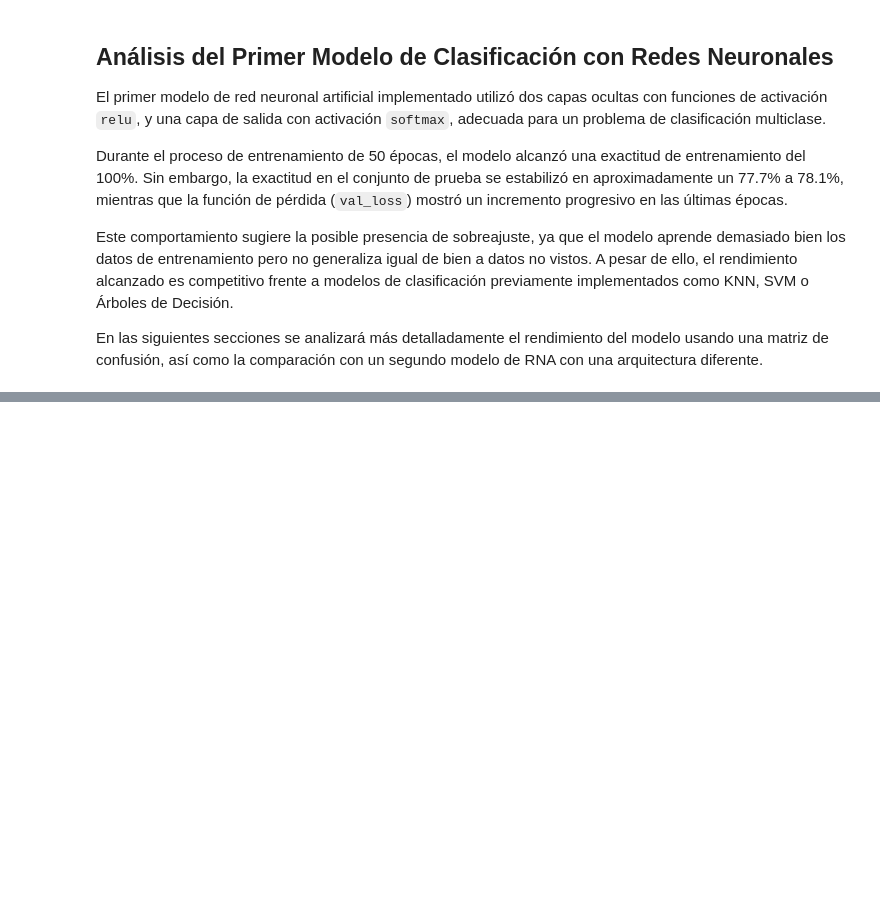
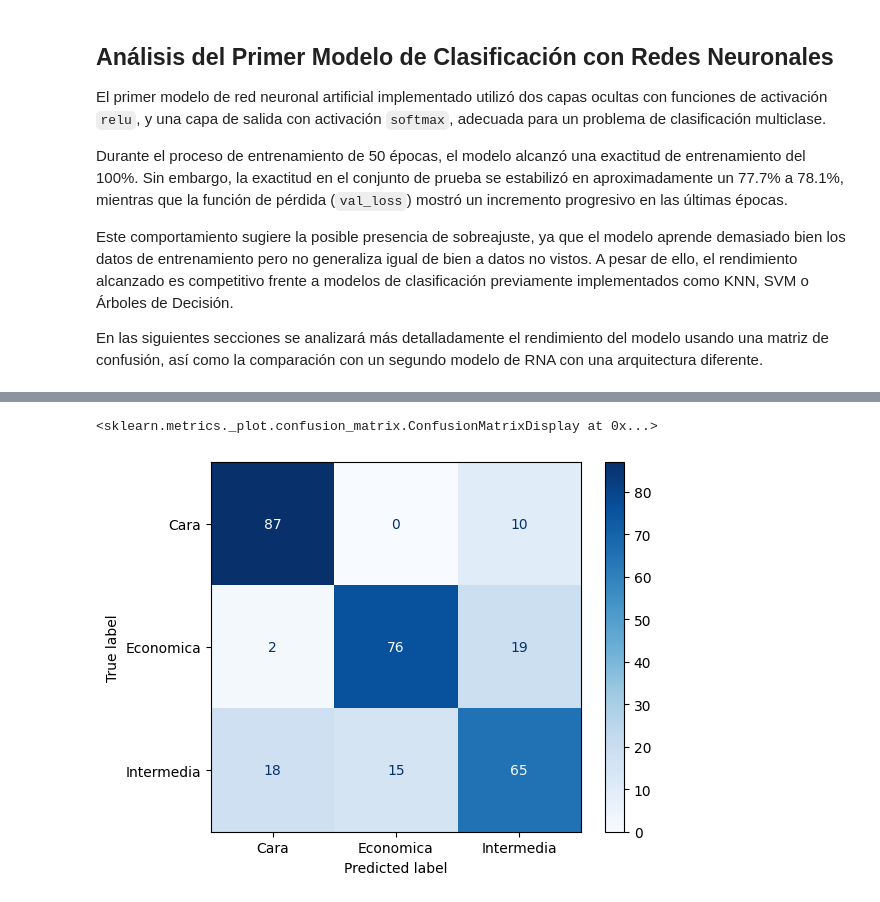
Before and after one commit to Diegoval-Dev/DM-HDT9, a Jupyter notebook: RNA.ipynb, the cells around one changed output, grey strips where cells are left out. Cells and saved outputs as stored; diff of their text form; code cells hidden in the pictures; blank space fills up the shorter version.

```diff
--- a/RNA.ipynb
+++ b/RNA.ipynb
@@ -117,3 +117,13 @@ Durante el proceso de entrenamiento de 50 épocas, el modelo alcanzó una exacti
 Este comportamiento sugiere la posible presencia de sobreajuste, ya que el modelo aprende demasiado bien los datos de entrenamiento pero no generaliza igual de bien a datos no vistos. A pesar de ello, el rendimiento alcanzado es competitivo frente a modelos de clasificación previamente implementados como KNN, SVM o Árboles de Decisión.
 
 En las siguientes secciones se analizará más detalladamente el rendimiento del modelo usando una matriz de confusión, así como la comparación con un segundo modelo de RNA con una arquitectura diferente.
+# %%
+from sklearn.metrics import confusion_matrix, ConfusionMatrixDisplay
+
+y_pred_1 = model_1.predict(X_test_scaled)
+y_pred_classes_1 = np.argmax(y_pred_1, axis=1)
+
+cm_1 = confusion_matrix(y_test_encoded, y_pred_classes_1)
+disp = ConfusionMatrixDisplay(confusion_matrix=cm_1, display_labels=label_encoder.classes_)
+disp.plot(cmap="Blues", values_format="d")
+# %% [output]
@@ -119,0 +131,2 @@ En las siguientes secciones se analizará más detalladamente el rendimiento del
+<sklearn.metrics._plot.confusion_matrix.ConfusionMatrixDisplay at 0x...>
+[figure, added]
```
Also changed, not shown: parts of 4 cells of this notebook.
